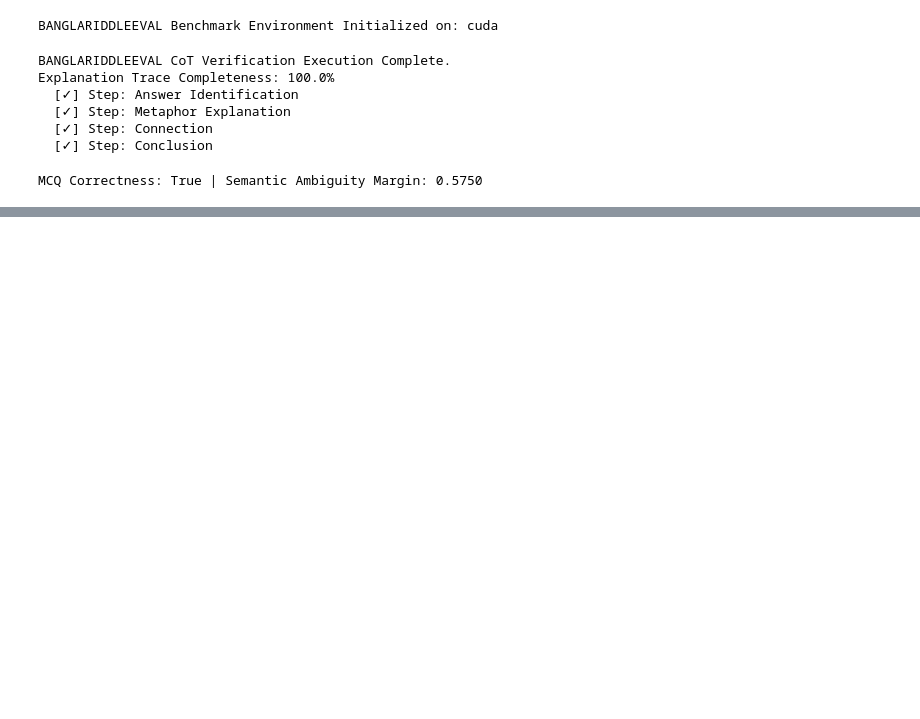
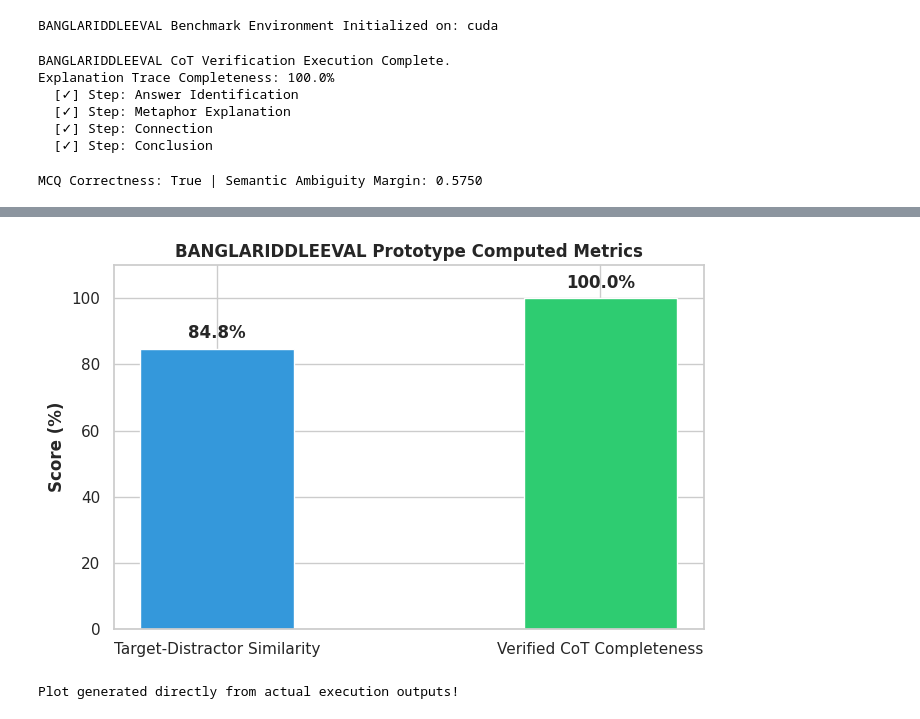
Before and after one commit to Dani2003/paper-implementations, a Jupyter notebook: bangla_riddle_eval_reasoning.ipynb, the cells around one changed output, grey strips where cells are left out. Cells and saved outputs as stored; diff of their text form; code cells hidden in the pictures; blank space fills up the shorter version.

Commit message:
version_2 with cell 4 changings.

```diff
--- a/bangla_riddle_eval_reasoning.ipynb
+++ b/bangla_riddle_eval_reasoning.ipynb
@@ -162,0 +164,26 @@ Benchmark plot saved successfully as bangla_riddle_eval_benchmark.png.
+# %%
+# [CELL 5 - Visualization of Real Computed Evaluation Metrics]
+
+categories = ['Target-Distractor Similarity', 'Verified CoT Completeness']
+scores = [mean_sim, mean_cot]
+
+plt.figure(figsize=(7, 4.5))
+bars = plt.bar(categories, [s * 100 for s in scores], color=['#3498db', '#2ecc71'], width=0.4)
+
+plt.title("BANGLARIDDLEEVAL Prototype Computed Metrics", fontweight='bold')
+plt.ylabel("Score (%)", fontweight='bold')
+plt.ylim(0, 110)
+
+# Add value labels on top of bars
+for bar in bars:
+    yval = bar.get_height()
+    plt.text(bar.get_x() + bar.get_width()/2.0, yval + 2, f"{yval:.1f}%", ha='center', va='bottom', fontweight='bold')
+
+plt.tight_layout()
+plt.savefig("bangla_riddle_eval_benchmark.png", dpi=300)
+plt.show()
+
+print("Plot generated directly from actual execution outputs!")
+# %% [output]
+[figure, added]
+Plot generated directly from actual execution outputs!
```
Also changed, not shown: parts of 3 cells of this notebook.
